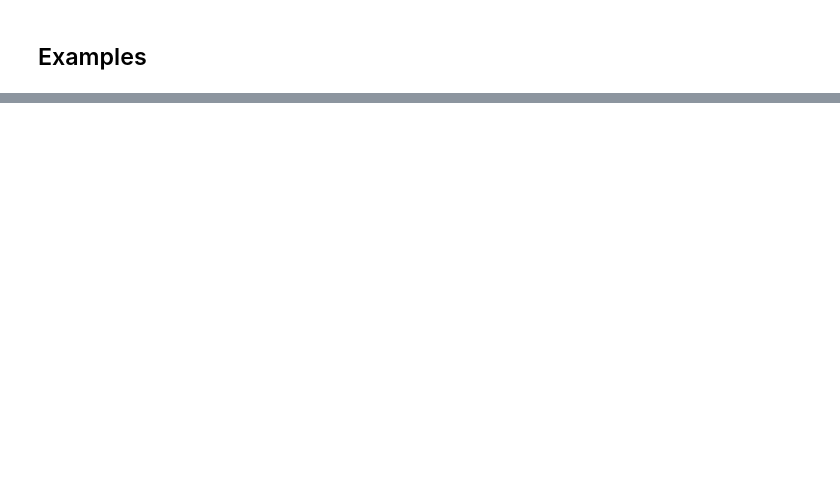
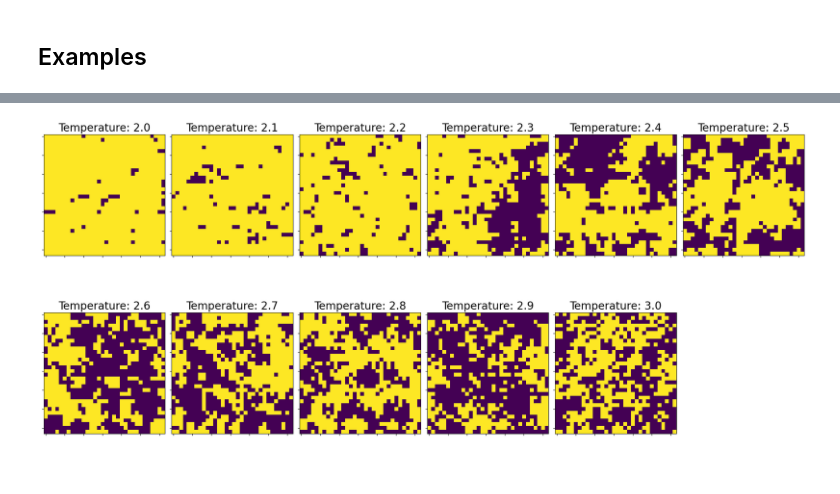
Before and after one commit to pSzyc/Ising, a Jupyter notebook: Model/GAN/GAN_sample.ipynb, the cells around one changed output, grey strips where cells are left out. Drawn from its saved outputs; the diff is of its cells as text; code cells hidden in the pictures; blank space fills up the shorter version.

```diff
--- a/Model/GAN/GAN_sample.ipynb
+++ b/Model/GAN/GAN_sample.ipynb
@@ -35,6 +44,10 @@ def load_model_at_T(t, folder):
     return generator
 # %% [markdown]
 ## Models dictionary
+# %%
+folder = "gan_v2"
+temps = np.arange(2.0, 3.1, 0.1)
+data_list = []
 # %% [markdown]
 # Compare with monte carlo
 # %% [markdown]
@@ -77,15 +101,5 @@ plt.savefig("final_plot.svg")
 # %% [markdown]
 ## Examples
-# %%
-fig, axes = plt.subplots(nrows=10, ncols=4, figsize=(10, 20))
-for i, ax_row in enumerate(axes):
-    ax_row[0].set_ylabel(titles[i], rotation=90, size='large')
-    predictions = sample(5, models[temps[i]])
-    for j, ax in enumerate(ax_row):
-        ax.yaxis.set_ticklabels([])
-        ax.xaxis.set_ticklabels([])
-        spins = np.random.binomial(1, predictions[j, :, :])
-        ax.imshow(spins, vmin=0, vmax=1)
-
-plt.tight_layout()
-plt.savefig("example.svg")
+# %%
+models = { temp: load_model_at_T(temp, folder) for temp in temps }
+titles = [f"Temperature: {temp:.1f}" for temp in temps]
@@ -91,0 +118,28 @@ plt.savefig("example.svg")
+# %%
+import math
+
+# Calculate the number of columns needed
+ncols = math.ceil(len(temps) / 2)
+
+fig, axes = plt.subplots(nrows=2, ncols=ncols, figsize=(20, 10))
+
+# Flatten the axes array for easy iteration
+axes = axes.flatten()
+
+for i, ax in enumerate(axes):
+    if i < len(temps):  # Check if we have a model for this subplot
+        ax.set_title(titles[i], fontsize=20)
+        predictions = sample(5, models[temps[i]])
+        ax.yaxis.set_ticklabels([])
+        ax.xaxis.set_ticklabels([])
+        spins = predictions[0, :, :] > 0.5  # Use the first prediction for each temperature
+        ax.imshow(spins, vmin=0, vmax=1)
+    else:  # If we don't have a model, hide the subplot
+        ax.axis('off')
+
+plt.subplots_adjust(hspace=0.15)  # Adjust the height of the padding between subplots
+plt.tight_layout()
+plt.savefig("example.svg")
+plt.savefig("example.png")
+# %% [output]
+[figure, added]
```
Also changed, not shown: parts of 4 cells of this notebook, 2 other files.
